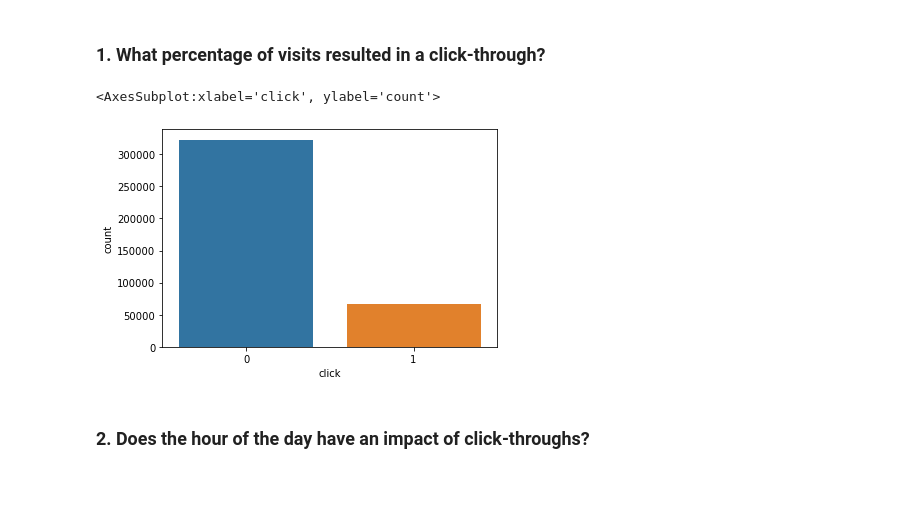
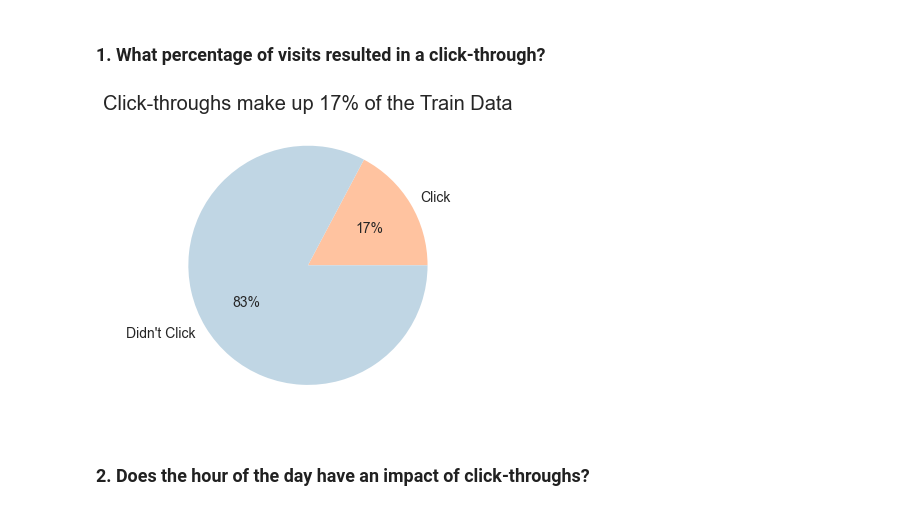
Before and after one commit to markydoug/click_throughs, a Jupyter notebook: project_template.ipynb, the cells around one changed output. Saved outputs shown, nothing was run; the diff lists cells and outputs as text; code cells hidden in the pictures; blank space fills up the shorter version.

```diff
--- a/project_template.ipynb
+++ b/project_template.ipynb
@@ -106,10 +109,10 @@ memory usage: 80.7+ MB
 ## Explore
 # %% [markdown]
 ### 1. What percentage of visits resulted in a click-through?
-# %%
-sns.countplot(data=train, x='click')
-# %% [output]
-<AxesSubplot:xlabel='click', ylabel='count'>
-[figure, removed]
+# %%
+#show percentage of clicks
+e.click_percentage(train)
+# %% [output]
+[figure, added]
 # %% [markdown]
 ### 2. Does the hour of the day have an impact of click-throughs?
```
Also changed, not shown: parts of 52 cells of this notebook.
